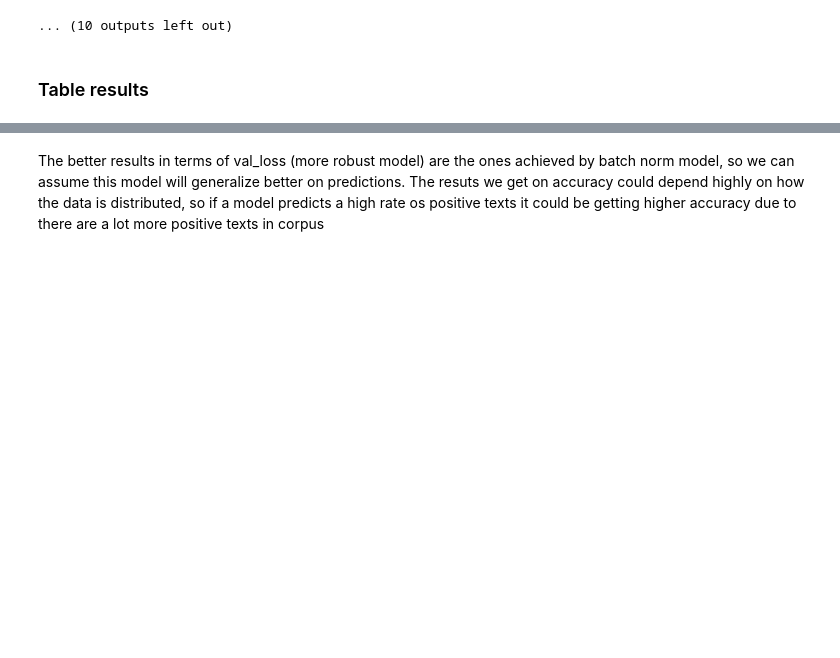
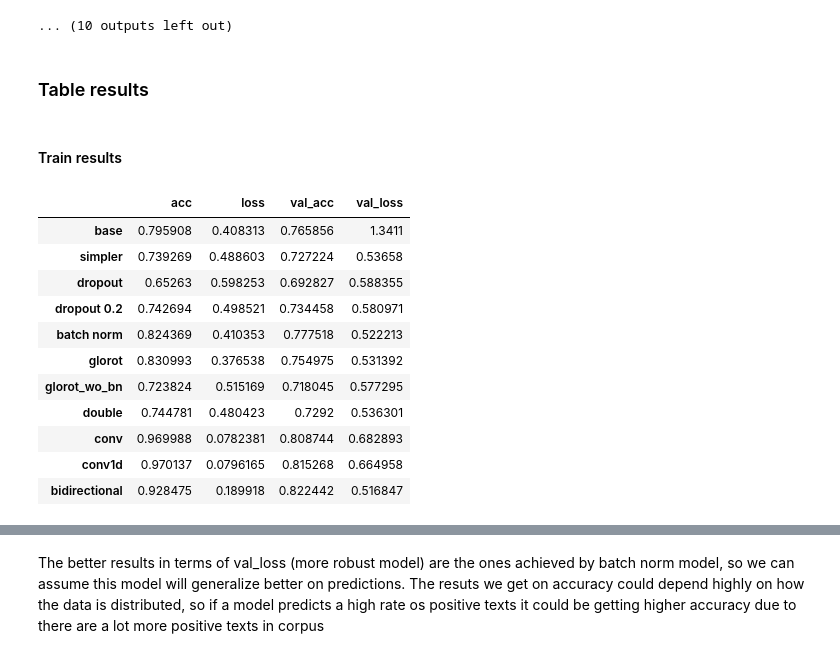
Before and after one commit to AdrianInsua/SentimentAnalysis, a Jupyter notebook: results/get_results.ipynb, the cells around one changed output, grey strips where cells are left out. Cells and saved outputs as stored; diff of their text form; code cells hidden in the pictures; blank space fills up the shorter version.

Commit message:
[#9] Scores dataframe notebook

```diff
--- a/results/get_results.ipynb
+++ b/results/get_results.ipynb
@@ -201,6 +224,8 @@ glorot initialization
 ... (10 outputs left out)
 # %% [markdown]
 ### Table results
+# %% [markdown]
+#### Train results
 # %%
 means = pd.concat([\
            lstm_base.stack(level=0).mean(),\
@@ -217,4 +242,19 @@ means = pd.concat([\
           ], axis=1)
 # %%
 means.columns = ['base', 'simpler', 'dropout', 'dropout 0.2', 'batch norm', 'glorot', 'glorot_wo_bn', 'double', 'conv', 'conv1d', 'bidirectional']
+# %%
+means.transpose().style.highlight_min(subset=pd.IndexSlice[:, ['val_loss']])
+# %% [output]
+|  | acc | loss | val_acc | val_loss |
+| base | 0.795908 | 0.408313 | 0.765856 | 1.3411 |
+| simpler | 0.739269 | 0.488603 | 0.727224 | 0.53658 |
+| dropout | 0.65263 | 0.598253 | 0.692827 | 0.588355 |
+| dropout 0.2 | 0.742694 | 0.498521 | 0.734458 | 0.580971 |
+| batch norm | 0.824369 | 0.410353 | 0.777518 | 0.522213 |
+| glorot | 0.830993 | 0.376538 | 0.754975 | 0.531392 |
+| glorot_wo_bn | 0.723824 | 0.515169 | 0.718045 | 0.577295 |
+| double | 0.744781 | 0.480423 | 0.7292 | 0.536301 |
+| conv | 0.969988 | 0.0782381 | 0.808744 | 0.682893 |
+| conv1d | 0.970137 | 0.0796165 | 0.815268 | 0.664958 |
+| bidirectional | 0.928475 | 0.189918 | 0.822442 | 0.516847 |
 # %%
```
Also changed, not shown: parts of 32 cells of this notebook.
